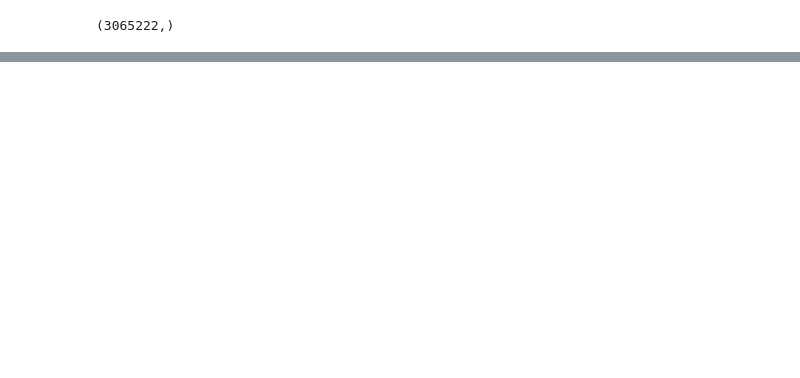
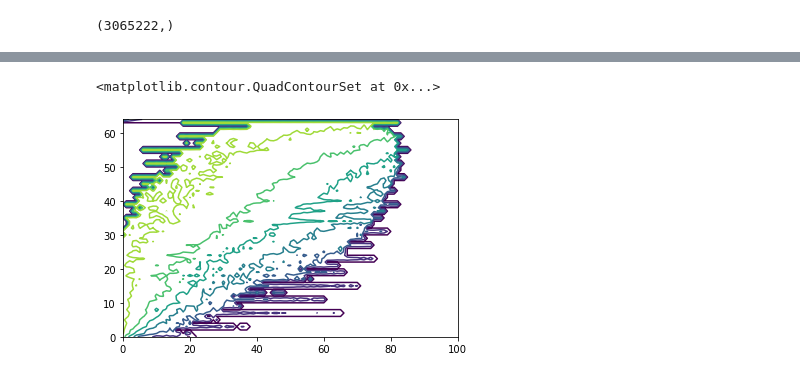
Before and after one commit to mrpogge/Urnings_project, a Jupyter notebook: main/data_trial.ipynb, the cells around one changed output, grey strips where cells are left out. Saved outputs shown, nothing was run; the diff lists cells and outputs as text; code cells hidden in the pictures; blank space fills up the shorter version.

```diff
--- a/main/data_trial.ipynb
+++ b/main/data_trial.ipynb
@@ -97,0 +100,25 @@ print(perm.prop_correct)
+# %%
+contour = np.zeros(perm.prop_correct.shape)
+
+for i in range(contour.shape[0]):
+    for j in range(contour.shape[1]):
+        if perm.number_per_bin[i,j] < 40:
+            contour[i,j] = 0
+        else:
+            contour[i,j] = perm.prop_correct[i,j] / perm.number_per_bin[i,j]
+
+#plt.contour(contour)
+
+
+contourT = np.zeros(nochange.prop_correct.shape)
+for i in range(contourT.shape[0]):
+    for j in range(contourT.shape[1]):
+        if perm.number_per_bin[i,j] < 10:
+            contourT[i,j] = 0
+        else:
+            contourT[i,j] = perm.fit_correct[i,j] / perm.number_per_bin[i,j]
+
+plt.contour(contour)
+# %% [output]
+<matplotlib.contour.QuadContourSet at 0x...>
+[figure, added]
```
Also changed, not shown: parts of 11 cells of this notebook, 16 other files.
